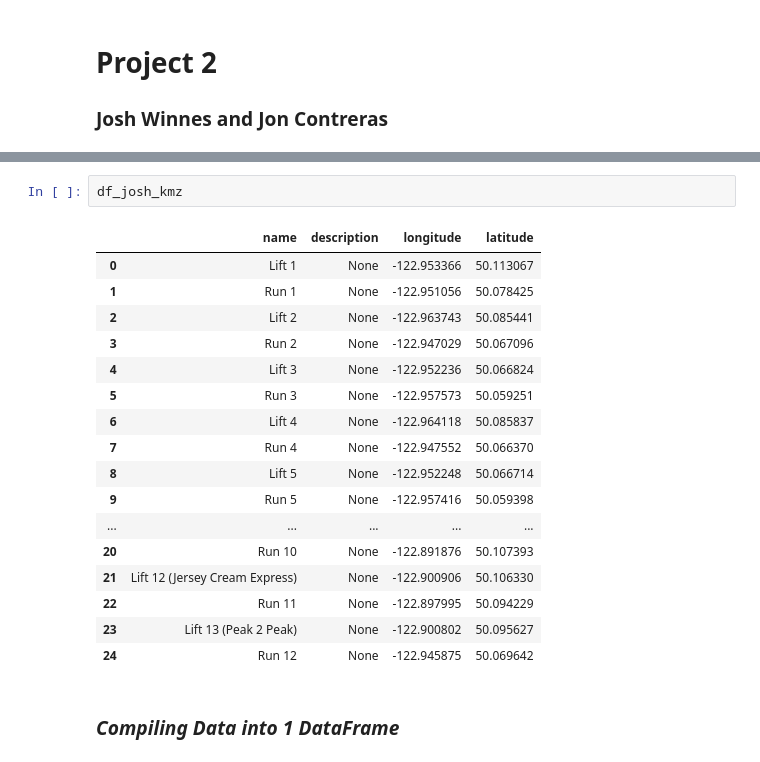
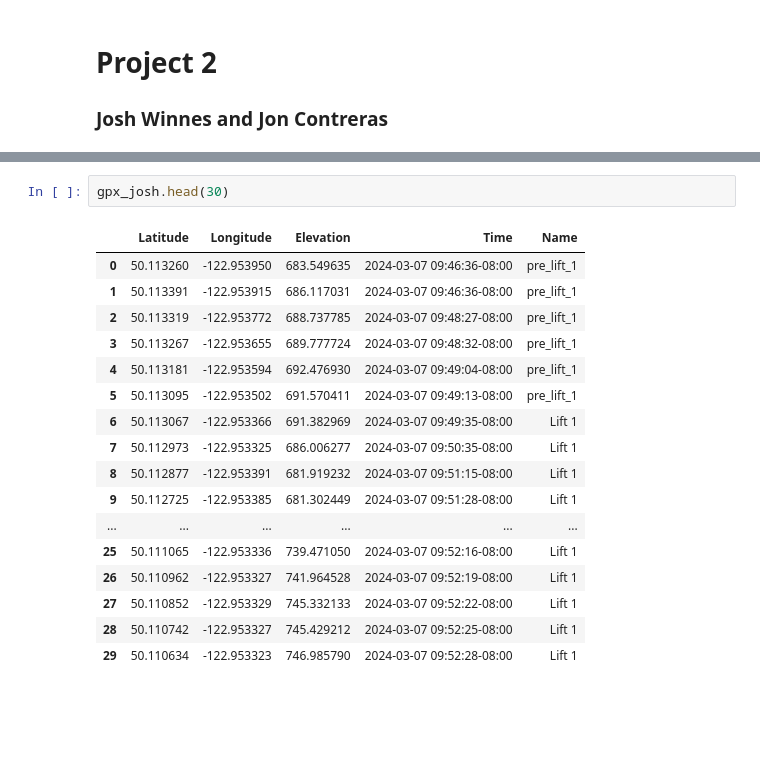
Before and after one commit to joshwinnes11/Project2, a Jupyter notebook: Project2(Jon).ipynb, the cells around one changed output, grey strips where cells are left out. Cells and saved outputs as stored; diff of their text form; blank space fills up the shorter version.

```diff
--- a/Project2(Jon).ipynb
+++ b/Project2(Jon).ipynb
@@ -77,22 +61,20 @@ df_josh_gpx.head()
-# %%
-df_josh_kmz
-# %% [output]
-|  | name | description | longitude | latitude |
-| 0 | Lift 1 | None | -122.953366 | 50.113067 |
-| 1 | Run 1 | None | -122.951056 | 50.078425 |
-| 2 | Lift 2 | None | -122.963743 | 50.085441 |
-| 3 | Run 2 | None | -122.947029 | 50.067096 |
-| 4 | Lift 3 | None | -122.952236 | 50.066824 |
-| 5 | Run 3 | None | -122.957573 | 50.059251 |
-| 6 | Lift 4 | None | -122.964118 | 50.085837 |
-| 7 | Run 4 | None | -122.947552 | 50.066370 |
-| 8 | Lift 5 | None | -122.952248 | 50.066714 |
-| 9 | Run 5 | None | -122.957416 | 50.059398 |
-| ... | ... | ... | ... | ... |
-| 20 | Run 10 | None | -122.891876 | 50.107393 |
-| 21 | Lift 12 (Jersey Cream Express) | None | -122.900906 | 50.106330 |
-| 22 | Run 11 | None | -122.897995 | 50.094229 |
-| 23 | Lift 13 (Peak 2 Peak) | None | -122.900802 | 50.095627 |
-| 24 | Run 12 | None | -122.945875 | 50.069642 |
-# %% [markdown]
-### ***Compiling Data into 1 DataFrame***
+# %%
+gpx_josh.head(30)
+# %% [output]
+|  | Latitude | Longitude | Elevation | Time | Name |
+| 0 | 50.113260 | -122.953950 | 683.549635 | 2024-03-07 09:46:36-08:00 | pre_lift_1 |
+| 1 | 50.113391 | -122.953915 | 686.117031 | 2024-03-07 09:46:36-08:00 | pre_lift_1 |
+| 2 | 50.113319 | -122.953772 | 688.737785 | 2024-03-07 09:48:27-08:00 | pre_lift_1 |
+| 3 | 50.113267 | -122.953655 | 689.777724 | 2024-03-07 09:48:32-08:00 | pre_lift_1 |
+| 4 | 50.113181 | -122.953594 | 692.476930 | 2024-03-07 09:49:04-08:00 | pre_lift_1 |
+| 5 | 50.113095 | -122.953502 | 691.570411 | 2024-03-07 09:49:13-08:00 | pre_lift_1 |
+| 6 | 50.113067 | -122.953366 | 691.382969 | 2024-03-07 09:49:35-08:00 | Lift 1 |
+| 7 | 50.112973 | -122.953325 | 686.006277 | 2024-03-07 09:50:35-08:00 | Lift 1 |
+| 8 | 50.112877 | -122.953391 | 681.919232 | 2024-03-07 09:51:15-08:00 | Lift 1 |
+| 9 | 50.112725 | -122.953385 | 681.302449 | 2024-03-07 09:51:28-08:00 | Lift 1 |
+| ... | ... | ... | ... | ... | ... |
+| 25 | 50.111065 | -122.953336 | 739.471050 | 2024-03-07 09:52:16-08:00 | Lift 1 |
+| 26 | 50.110962 | -122.953327 | 741.964528 | 2024-03-07 09:52:19-08:00 | Lift 1 |
+| 27 | 50.110852 | -122.953329 | 745.332133 | 2024-03-07 09:52:22-08:00 | Lift 1 |
+| 28 | 50.110742 | -122.953327 | 745.429212 | 2024-03-07 09:52:25-08:00 | Lift 1 |
+| 29 | 50.110634 | -122.953323 | 746.985790 | 2024-03-07 09:52:28-08:00 | Lift 1 |
```
Also changed, not shown: parts of 7 cells of this notebook, 2 other files.
